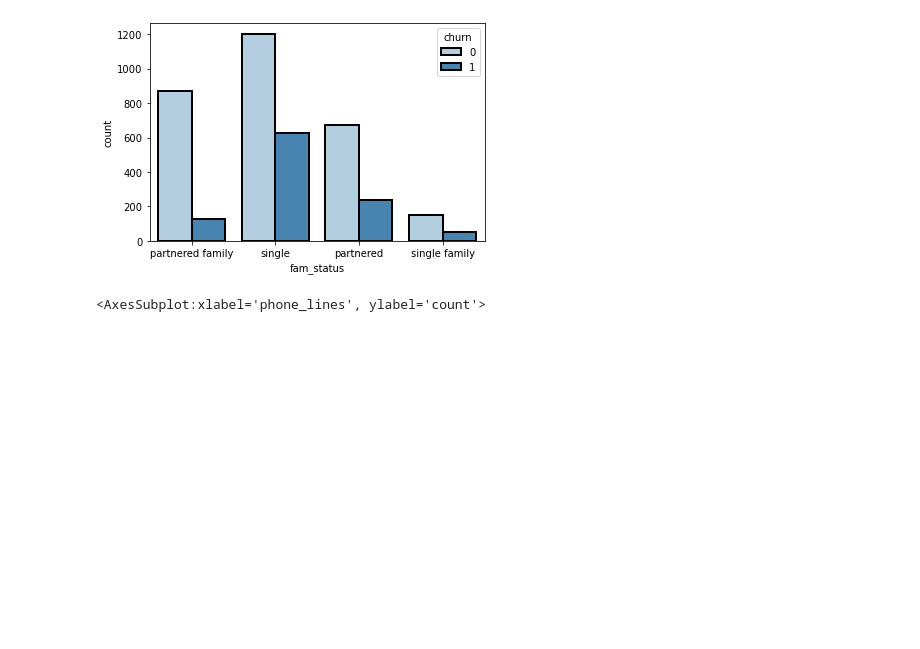
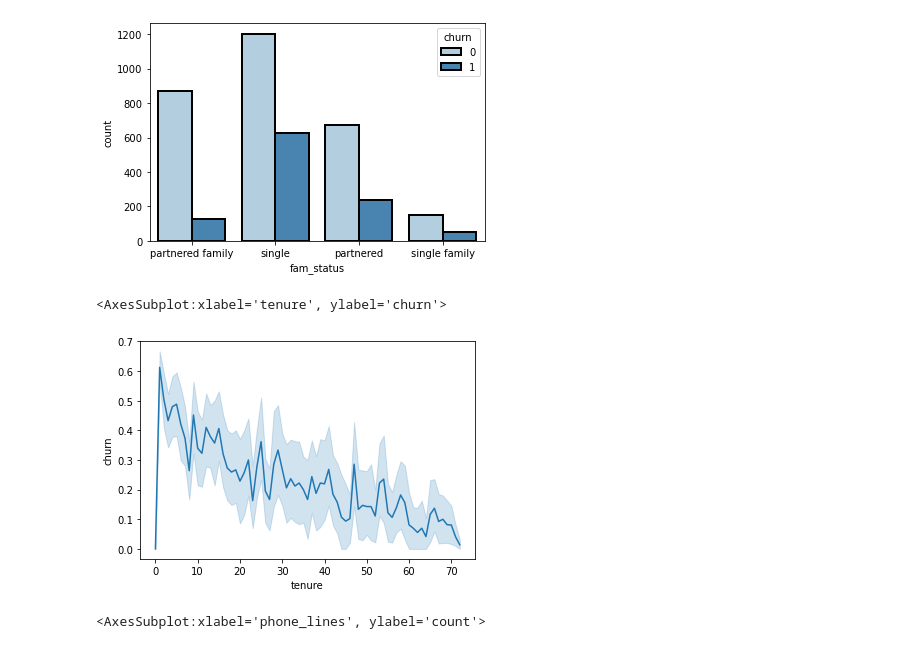
Before and after one commit to Sam-keeler/classification-project, a Jupyter notebook: classification_proj.ipynb, the cells around one changed output. Saved outputs shown, nothing was run; the diff lists cells and outputs as text; code cells hidden in the pictures; blank space fills up the shorter version.

```diff
--- a/classification_proj.ipynb
+++ b/classification_proj.ipynb
@@ -143,6 +143,13 @@ sns.countplot(x = 'fam_status', hue = 'churn', data=train, palette='Blues', ec='
 # %% [output]
 <AxesSubplot:xlabel='fam_status', ylabel='count'>
 [figure]
+# %%
+# plotting tenure with churn frequency
+
+sns.lineplot(x = 'tenure', y = 'churn', data = train)
+# %% [output]
+<AxesSubplot:xlabel='tenure', ylabel='churn'>
+[figure, added]
 # %%
 # plotting phone lines with churn counts
 
```
